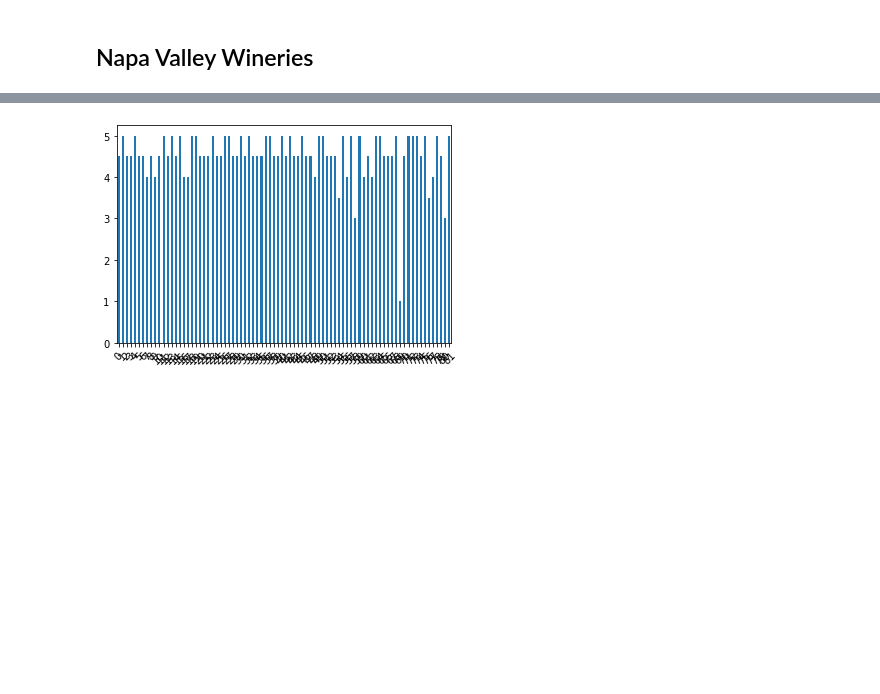
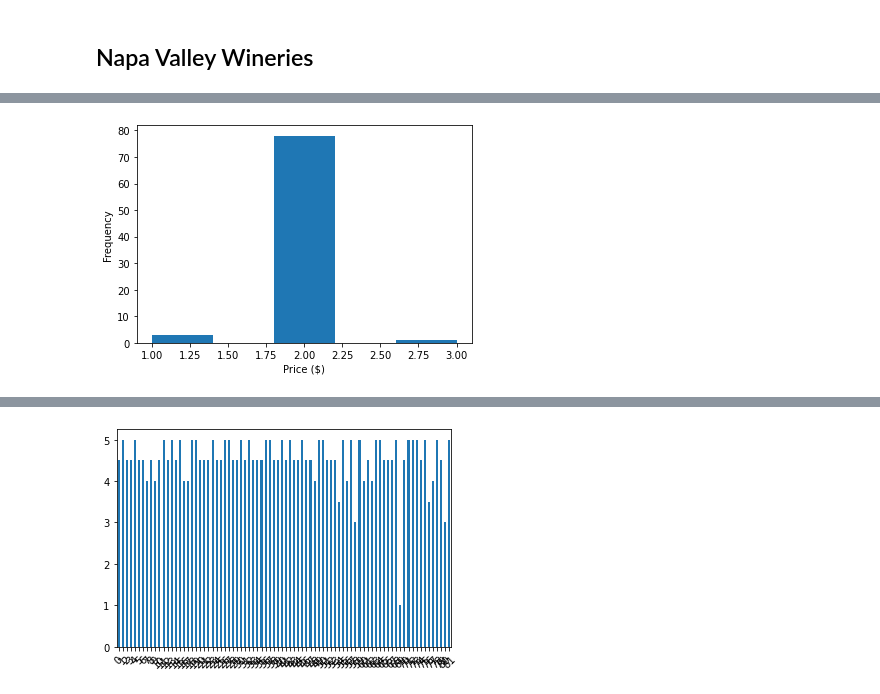
Before and after one commit to pleasecallmejax/Phase-1-Project, a Jupyter notebook: 3 DVis JNB v2.ipynb, the cells around one changed output, grey strips where cells are left out. Cells and saved outputs as stored; diff of their text form; code cells hidden in the pictures; blank space fills up the shorter version.

```diff
--- a/3 DVis JNB v2.ipynb
+++ b/3 DVis JNB v2.ipynb
@@ -76,0 +207,6 @@ df_price_converted.head()
+# %%
+fig, ax = plt.subplots()
+df_sd_details['price_converted'].plot.hist(bins=5)
+ax.set_xlabel('Price ($)');
+# %% [output]
+[figure, added]
```
Also changed, not shown: parts of 35 cells of this notebook.
